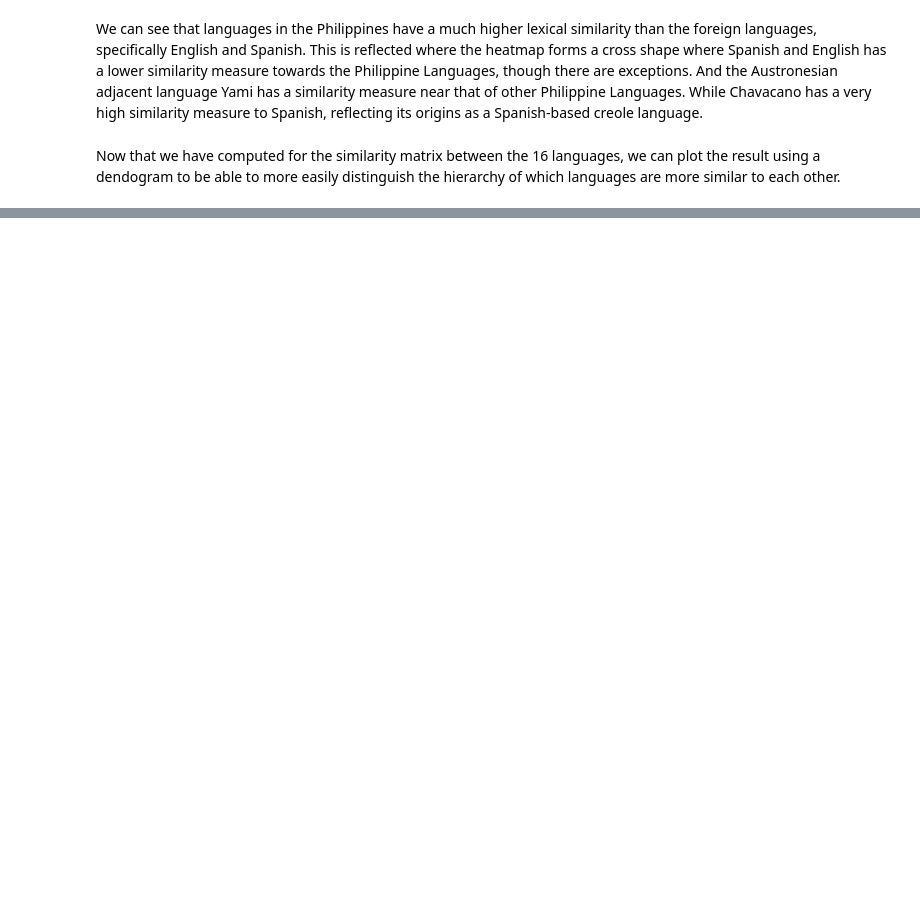
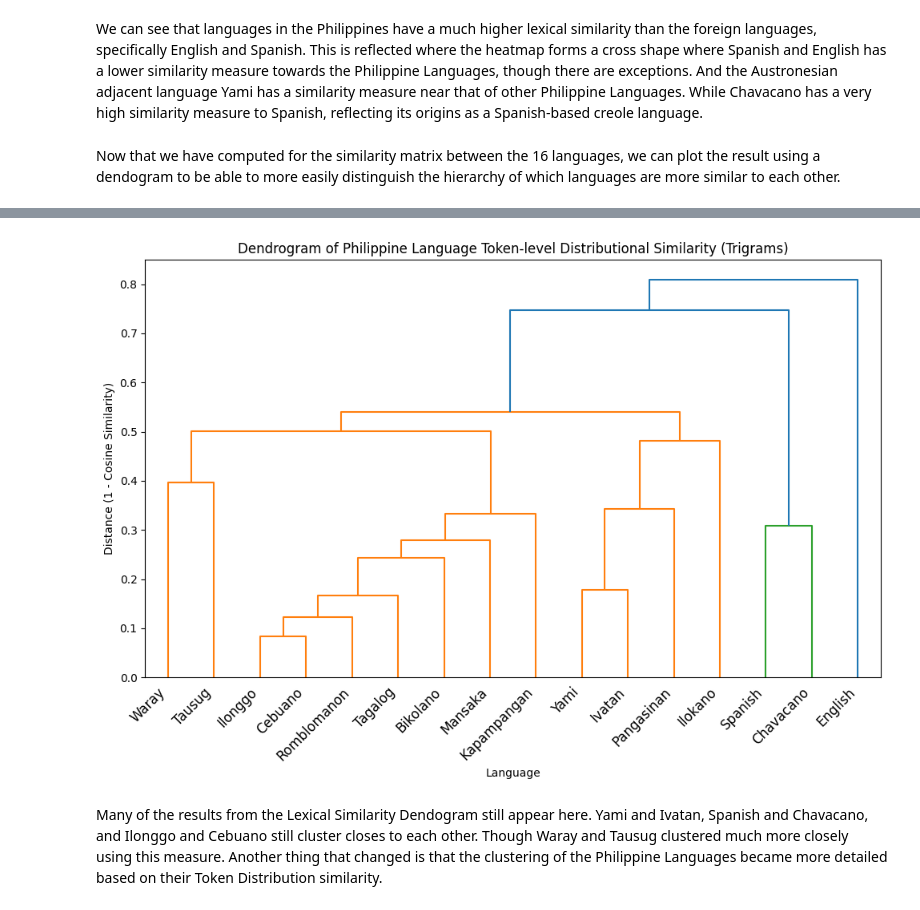
Before and after one commit to xandreiAThome/philippine-language-clustering, a Jupyter notebook: language-clustering.ipynb, the cells around one changed output, grey strips where cells are left out. Cells and saved outputs as stored; diff of their text form; code cells hidden in the pictures; blank space fills up the shorter version.

```diff
--- a/language-clustering.ipynb
+++ b/language-clustering.ipynb
@@ -324,0 +343,29 @@ plt.show()
+# %%
+# Convert similarity to distance
+# Assuming 100% similarity means 0 distance
+distance_matrix_cosine = 1 - cosine_sim_matrix
+
+# Ensure diagonal is zero
+np.fill_diagonal(distance_matrix_cosine, 0)
+
+# Convert the distance matrix to a condensed distance matrix required by linkage
+condensed_distance_matrix_cosine = squareform(distance_matrix_cosine)
+
+linked_cosine = linkage(condensed_distance_matrix_cosine, 'weighted')
+
+plt.figure(figsize=(10, 7))
+dendrogram(linked_cosine,
+           orientation='top',
+           labels=labels,
+           distance_sort='descending',
+           show_leaf_counts=True)
+plt.title('Dendrogram of Philippine Language Token-level Distributional Similarity (Trigrams)')
+plt.xlabel('Language')
+plt.ylabel('Distance (1 - Cosine Similarity)')
+plt.xticks(rotation=45, ha='right')
+plt.tight_layout()
+plt.show()
+# %% [output]
+[figure, added]
+# %% [markdown]
+Many of the results from the Lexical Similarity Dendogram still appear here. Yami and Ivatan, Spanish and Chavacano, and Ilonggo and Cebuano still cluster closes to each other. Though Waray and Tausug clustered much more closely using this measure. Another thing that changed is that the clustering of the Philippine Languages became more detailed based on their Token Distribution similarity.
```
Also changed, not shown: parts of 31 cells of this notebook, 1 other file.
